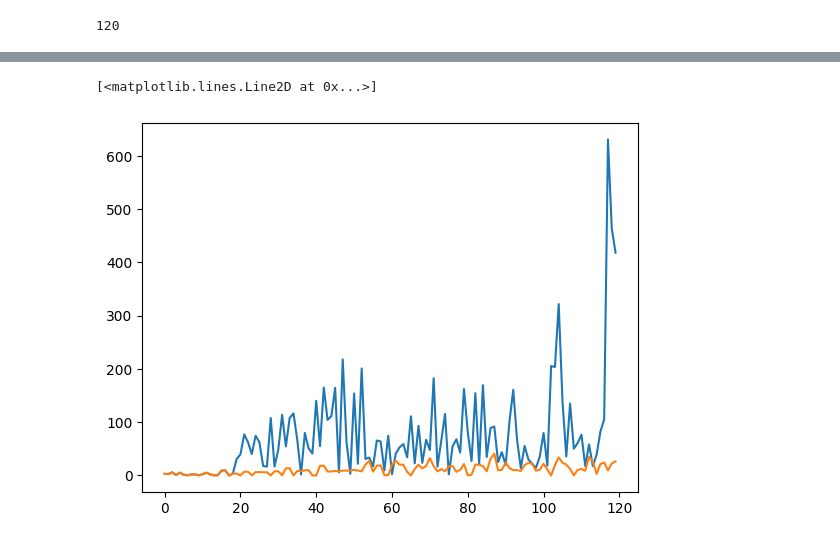
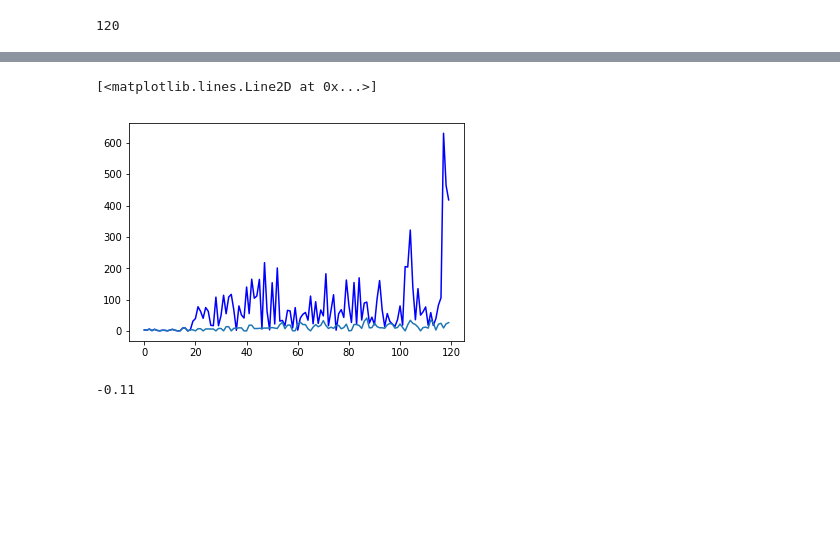
Before and after one commit to saraemp/egusphere-2023-53, a Jupyter notebook: 3_postprocessing/Figures/rates.ipynb, the cells around one changed output, grey strips where cells are left out. Saved outputs shown, nothing was run; the diff lists cells and outputs as text; code cells hidden in the pictures; blank space fills up the shorter version.

```diff
--- a/3_postprocessing/Figures/rates.ipynb
+++ b/3_postprocessing/Figures/rates.ipynb
@@ -6,17 +7,17 @@ import matplotlib.pyplot as plt
 # Loading the files with the metrics e.g. flexure, accumulation
 #Synthetic
 
-Delta_SL0_Te50=pd.read_csv ('extracted_results/Synthetic/Delta_SL0_Te50.csv',sep=',', header=0)
-Delta_SL_f5Myr_A25m_Te50=pd.read_csv('extracted_results//Synthetic/Delta_SL_f5Myr_A25m_Te50.csv', sep=',',header=0)
-Delta_SL_f500Kyr_A25m_Te50=pd.read_csv ('extracted_results//Synthetic/Delta_SL_f500Kyr_A25m_Te50.csv',sep=',', header=0)
-Delta_SL0_NoFlex=pd.read_csv ('extracted_results/Synthetic/Delta_SL0_NoFlex.csv',sep=',', header=0)
-Delta_SL_f5Myr_A25m_NoFlex=pd.read_csv('extracted_results/Synthetic/Delta_SL_f5Myr_A25m_NoFlex.csv', sep=',',header=0)
-Delta_SL_f500Kyr_A25m_NoFlex=pd.read_csv ('extracted_results/Synthetic/Delta_SL_f500Kyr_A25m_NoFlex.csv',sep=',', header=0)
+Delta_SL0_Te50=pd.read_csv ('./extracted_results/Synthetic/Delta_SL0_Te50.csv',sep=',', header=0)
+Delta_SL_f5Myr_A25m_Te50=pd.read_csv('./extracted_results//Synthetic/Delta_SL_f5Myr_A25m_Te50.csv', sep=',',header=0)
+Delta_SL_f500Kyr_A25m_Te50=pd.read_csv ('./extracted_results//Synthetic/Delta_SL_f500Kyr_A25m_Te50.csv',sep=',', header=0)
+Delta_SL0_NoFlex=pd.read_csv ('./extracted_results/Synthetic/Delta_SL0_Noflex.csv',sep=',', header=0)
+Delta_SL_f5Myr_A25m_NoFlex=pd.read_csv('./extracted_results/Synthetic/Delta_SL_f5Myr_A25m_NoFlex.csv', sep=',',header=0)
+Delta_SL_f500Kyr_A25m_NoFlex=pd.read_csv ('./extracted_results/Synthetic/Delta_SL_f500Kyr_A25m_NoFlex.csv',sep=',', header=0)
 
 #IH GH
-Delta_SL_IH_Te50=pd.read_csv ('extracted_results/IH_GH/Miller/Delta_SL_IH_Te50.csv',sep=',', header=0)
+Delta_SL_IH_Te50=pd.read_csv ('./extracted_results/IH_GH/Miller/Delta_SL_IH_Te50.csv',sep=',', header=0)
 # Delta_SL_IH_NoFlex=pd.read_csv ('/live/share/Delta_2020/Delta_data_extraction/IH_GH/Miller/Delta_SL_IH_NoFlex.csv',sep=',', header=0)
-Delta_SL_GH_Te50=pd.read_csv ('extracted_results/IH_GH/Miller/Delta_SL_GH_Te50_120820manual.csv',sep=',', header=0)
+#Delta_SL_GH_Te50=pd.read_csv ('/extracted_results/IH_GH/Miller/Delta_SL_GH_Te50_120820manual.csv',sep=',', header=0)
 # Delta_SL_GH_NoFlex=pd.read_csv ('/live/share/Delta_2020/Delta_data_extraction/IH_GH/Miller/Delta_SL_GH_NoFlex_120820manual.csv',sep=',', header=0)
 
 
@@ -52,11 +120,13 @@ plt.plot(abs(np.gradient(Delta_SL0_Te50.Flexure_m)))
 # %%
-plt.plot(abs(np.gradient(Delta_SL_IH_Te50.Flexure_m)))
+plt.plot(abs(np.gradient(Delta_SL_IH_Te50.Flexure_m)), color='blue')
 plt.plot(abs(np.gradient(Delta_SL0_Te50.Flexure_m)))
 # %% [output]
 [<matplotlib.lines.Line2D at 0x...>]
-[figure, old version]
+[figure, new version]
 # %%
 # plt.plot(Delta_SL0_Te50.Flexure_m/1e5)
 np.round((Delta_SL0_Te50.Flexure_m[119]*1e3)/12e6,3)
+# %% [output]
+-0.11
 # %%
 time
```
Also changed, not shown: parts of 12 cells of this notebook, 11 other files.
